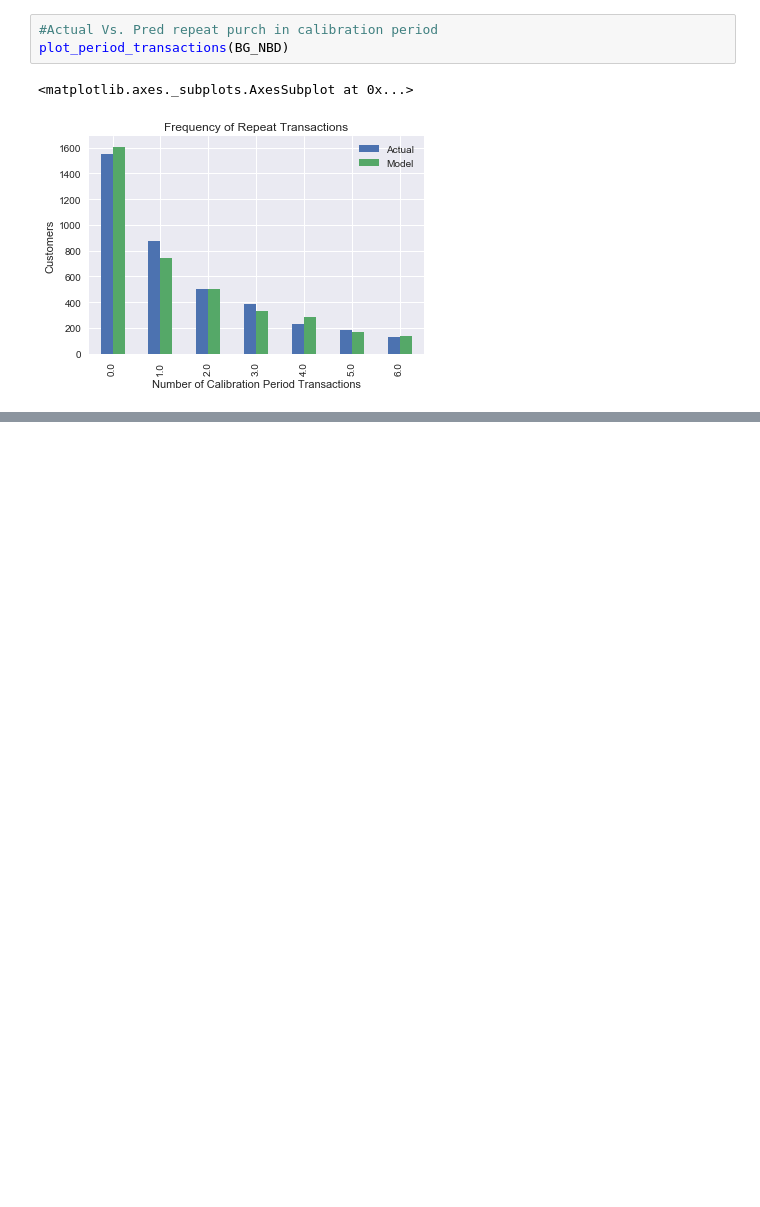
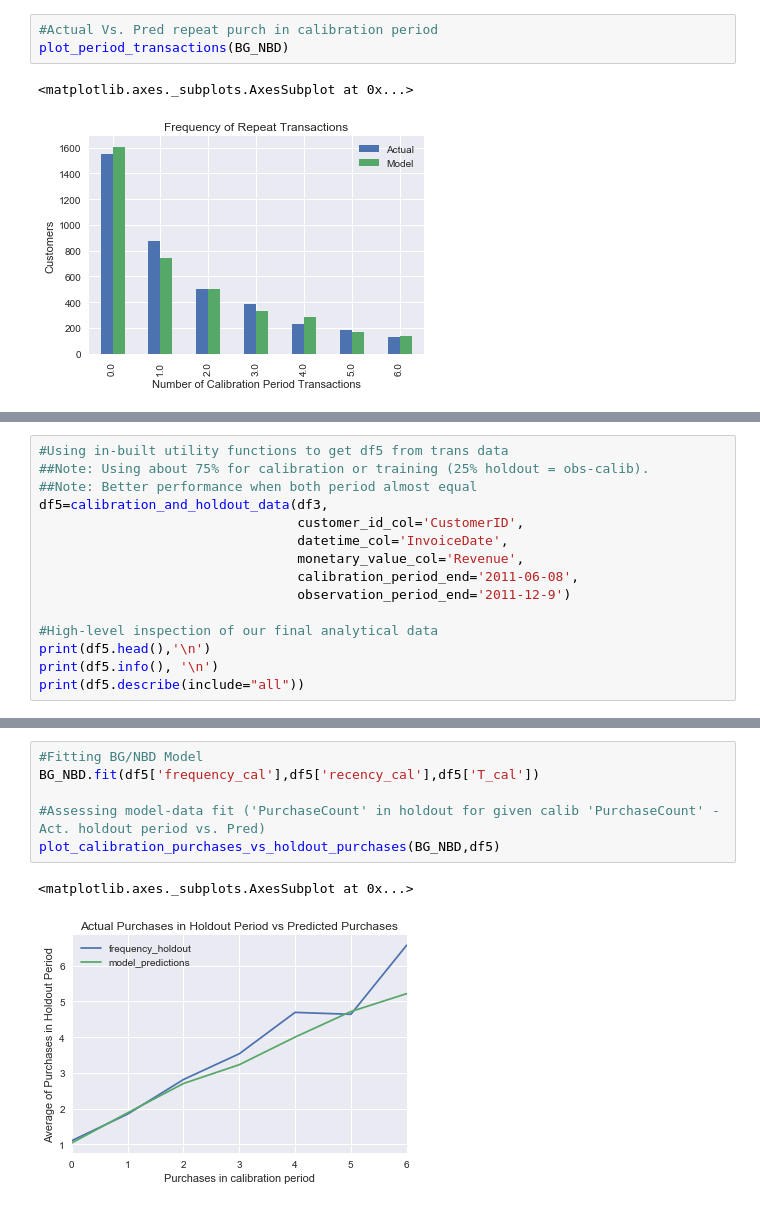
Before and after one commit to SwapnilSParkhe/Project-Customer_Lifetime_Value, a Jupyter notebook: CLV_NonContractual_Continuous.ipynb, the cells around one changed output, grey strips where cells are left out. Saved outputs shown, nothing was run; the diff lists cells and outputs as text; blank space fills up the shorter version.

```diff
--- a/CLV_NonContractual_Continuous.ipynb
+++ b/CLV_NonContractual_Continuous.ipynb
@@ -258,0 +297,15 @@ plot_period_transactions(BG_NBD)
+# %%
+#Using in-built utility functions to get df5 from trans data
+##Note: Using about 75% for calibration or training (25% holdout = obs-calib).
+##Note: Better performance when both period almost equal
+df5=calibration_and_holdout_data(df3,
+                                 customer_id_col='CustomerID',
+                                 datetime_col='InvoiceDate',
+                                 monetary_value_col='Revenue',
+                                 calibration_period_end='2011-06-08',
+                                 observation_period_end='2011-12-9')
+
+#High-level inspection of our final analytical data
+print(df5.head(),'\n')
+print(df5.info(), '\n')
+print(df5.describe(include="all"))
@@ -258,0 +330,9 @@ plot_period_transactions(BG_NBD)
+# %%
+#Fitting BG/NBD Model
+BG_NBD.fit(df5['frequency_cal'],df5['recency_cal'],df5['T_cal'])
+
+#Assessing model-data fit ('PurchaseCount' in holdout for given calib 'PurchaseCount' - Act. holdout period vs. Pred)
+plot_calibration_purchases_vs_holdout_purchases(BG_NBD,df5)
+# %% [output]
+<matplotlib.axes._subplots.AxesSubplot at 0x...>
+[figure, added]
```
Also changed, not shown: parts of 13 cells of this notebook.
